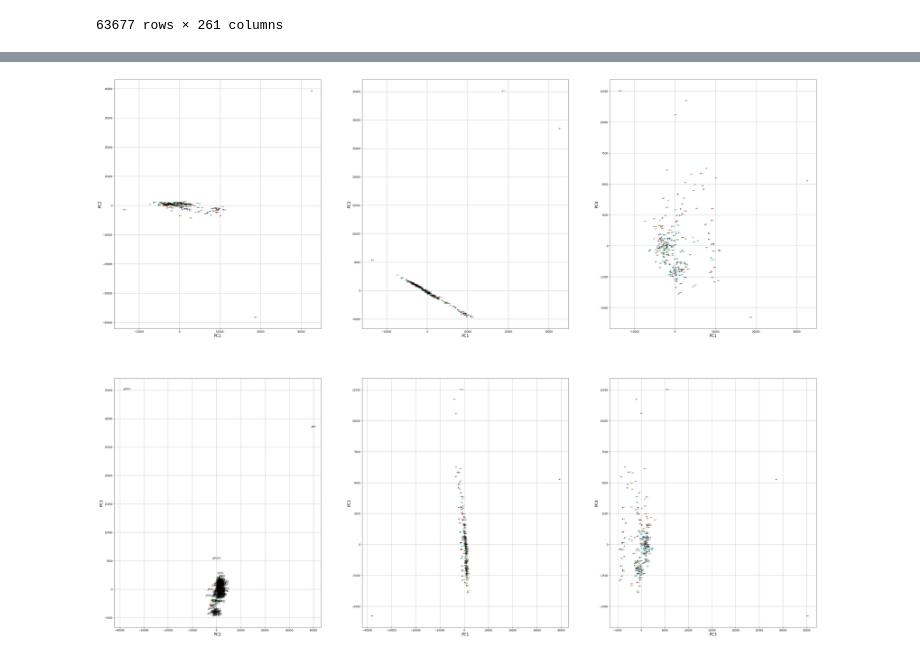
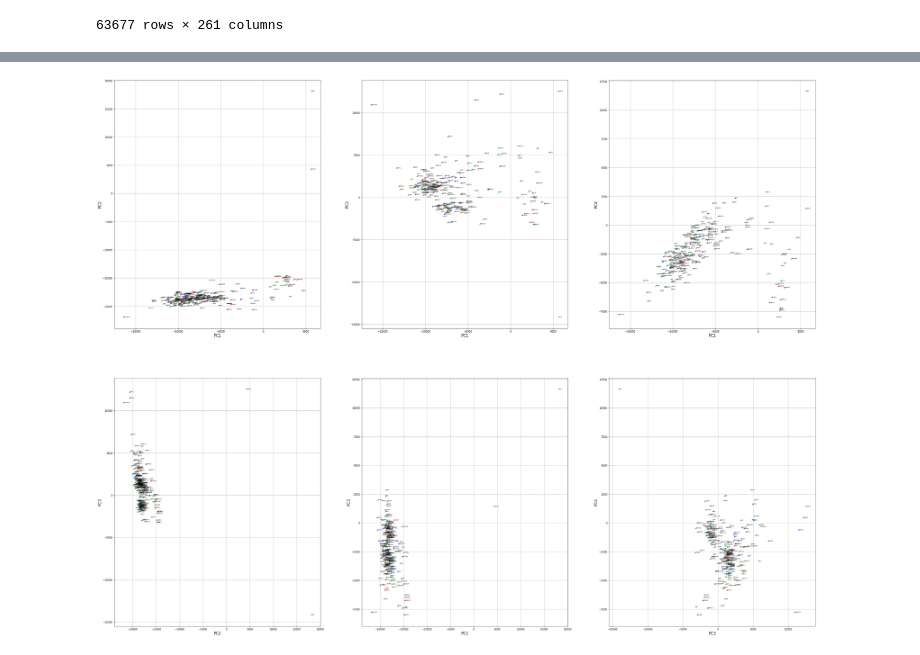
Before and after one commit to meyer-lab/DE-learning, a Jupyter notebook: de/importData.ipynb, the cells around one changed output, grey strips where cells are left out. Drawn from its saved outputs; the diff is of its cells as text; code cells hidden in the pictures.

Commit message:
fixed warnings/error in importData.py and PCA.py; updated plotting functions and added images of plots

```diff
--- a/de/importData.ipynb
+++ b/de/importData.ipynb
@@ -29,14 +29,16 @@ data
 # %%
 import matplotlib.pyplot as plt
 import matplotlib as mpl
+from sklearn.preprocessing import normalize
 from sklearn.decomposition import PCA
 import numpy as np
+%matplotlib inline
 
 #------------------------- Perform PCA using sklearn
 def pca(data,num_components):
     "Function takes in parameter for number of components. Returns list containing: [PCA object, fitted model]"
     pca = PCA(n_components=num_components)
-    X_r = pca.fit(data).transform(data)
+    X_r = pca.fit(normalize(data)).transform(data)
     return [pca, X_r]
 
 #-------------------------- Calculate cumulative variance based on number of PCs included and create r2x plot
@@ -62,6 +64,6 @@ pca_list = pca(data.T,10)
 #r2x(10, pca_list[0])
 X_r = pca_list[1]
 KO_genes = list(list(zip(*data.columns.str.split("-")))[0])
-KO_genes_unique = list(set(list(list(zip(*data.columns.str.split("-")))[0])))
+KO_genes_unique = list(set(KO_genes))
 df = pd.DataFrame(X_r)
 df["KO Gene"] = KO_genes
@@ -101,7 +89,7 @@ for i in range(len(KO_genes_unique)):
     plt.scatter(df.iloc[:,0][indx], df.iloc[:,1][indx], s=10, color=scalarMap.to_rgba(i), label=KO_genes_unique[i])
 ax.grid()
 for i, txt in enumerate(KO_genes):
-    ax.annotate(txt, (df.iloc[i,0], df.iloc[i,1]), fontsize=3)
+    ax.annotate(txt, (df.iloc[i,0], df.iloc[i,1]), fontsize=6)
 
 # PC1 vs PC3
 ax = plt.subplot(232)
@@ -112,7 +100,7 @@ for i in range(len(KO_genes_unique)):
     plt.scatter(df.iloc[:,0][indx], df.iloc[:,2][indx], s=10, color=scalarMap.to_rgba(i), label=KO_genes_unique[i])
 ax.grid()
 for i, txt in enumerate(KO_genes):
-    ax.annotate(txt, (df.iloc[i,0], df.iloc[i,2]), fontsize=3)
+    ax.annotate(txt, (df.iloc[i,0], df.iloc[i,2]), fontsize=6)
 
 # PC1 vs PC4
 ax = plt.subplot(233)
@@ -123,39 +111,40 @@ for i in range(len(KO_genes_unique)):
     plt.scatter(df.iloc[:,0][indx], df.iloc[:,3][indx], s=10, color=scalarMap.to_rgba(i), label=KO_genes_unique[i])
 ax.grid()
 for i, txt in enumerate(KO_genes):
-    ax.annotate(txt, (df.iloc[i,0], df.iloc[i,3]), fontsize=3)
+    ax.annotate(txt, (df.iloc[i,0], df.iloc[i,3]), fontsize=6)
 
 # PC2 vs PC3
 ax = plt.subplot(234)
 ax.set_xlabel("PC2", fontsize = 15)
 ax.set_ylabel("PC3", fontsize = 15)
 for i in range(len(KO_genes_unique)):
     indx = df["KO Gene"] == KO_genes_unique[i]
     plt.scatter(df.iloc[:,1][indx], df.iloc[:,2][indx], s=10, color=scalarMap.to_rgba(i), label=KO_genes_unique[i])
 ax.grid()
 for i, txt in enumerate(KO_genes):
-    ax.annotate(txt, (df.iloc[i,1], df.iloc[i,2]), fontsize=8)
+    ax.annotate(txt, (df.iloc[i,1], df.iloc[i,2]), fontsize=6)
 
 # PC2 vs PC4
 ax = plt.subplot(235)
 ax.set_xlabel("PC1", fontsize = 15)
 ax.set_ylabel("PC3", fontsize = 15)
 for i in range(len(KO_genes_unique)):
     indx = df["KO Gene"] == KO_genes_unique[i]
     plt.scatter(df.iloc[:,1][indx], df.iloc[:,3][indx], s=10, color=scalarMap.to_rgba(i), label=KO_genes_unique[i])
 ax.grid()
 for i, txt in enumerate(KO_genes):
-    ax.annotate(txt, (df.iloc[i,1], df.iloc[i,3]), fontsize=3)
+    ax.annotate(txt, (df.iloc[i,1], df.iloc[i,3]), fontsize=6)
 
 # PC3 vs PC4
 ax = plt.subplot(236)
 ax.set_xlabel("PC3", fontsize = 15)
 ax.set_ylabel("PC4", fontsize = 15)
 for i in range(len(KO_genes_unique)):
     indx = df["KO Gene"] == KO_genes_unique[i]
     plt.scatter(df.iloc[:,2][indx], df.iloc[:,3][indx], s=10, color=scalarMap.to_rgba(i), label=KO_genes_unique[i])
 ax.grid()
 for i, txt in enumerate(KO_genes):
-    ax.annotate(txt, (df.iloc[i,2], df.iloc[i,3]), fontsize=3)
+    ax.annotate(txt, (df.iloc[i,2], df.iloc[i,3]), fontsize=6)
+plt.savefig("PCplots1-4.png")
 # %% [output]
-[figure, old version]
+[figure, new version]
```
Also changed, not shown: parts of 3 cells of this notebook, 9 other files.
